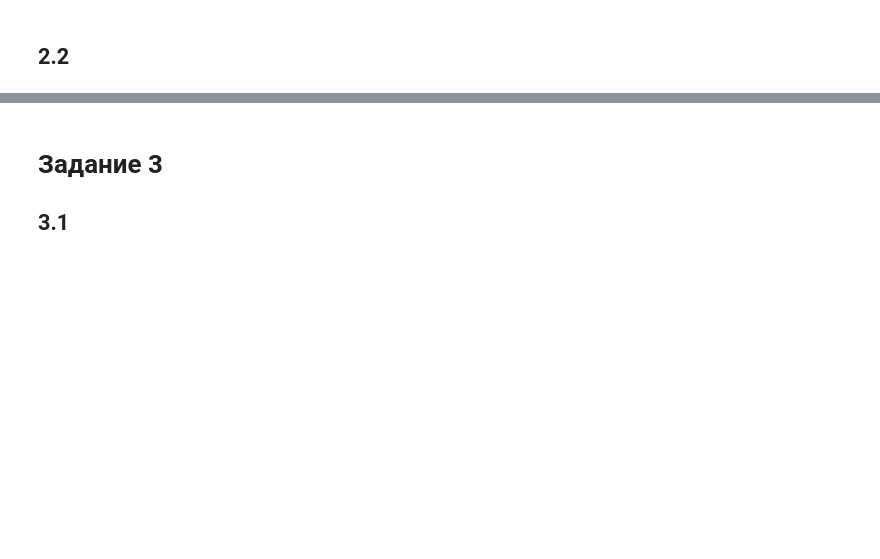
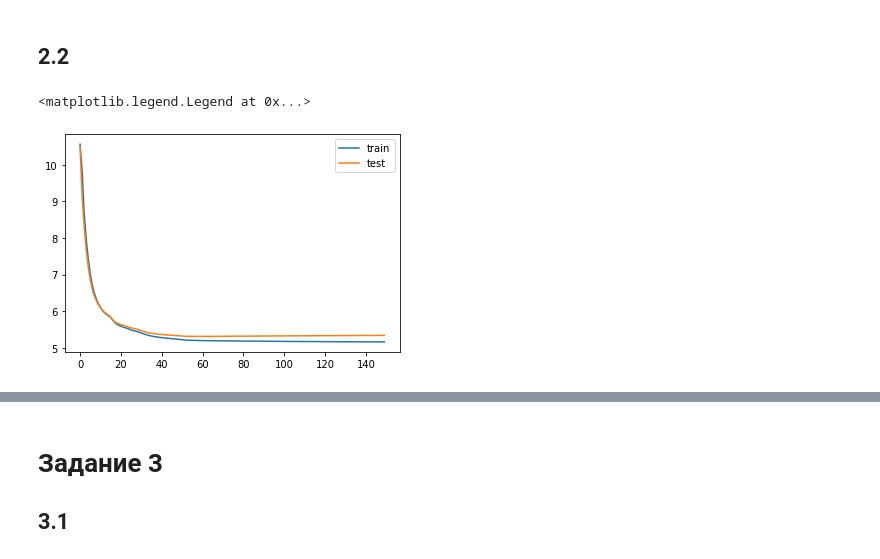
Before and after one commit to myutman/DUL, a Jupyter notebook: HW1.ipynb, the cells around one changed output, grey strips where cells are left out. Cells and saved outputs as stored; diff of their text form; code cells hidden in the pictures; blank space fills up the shorter version.

```diff
--- a/HW1.ipynb
+++ b/HW1.ipynb
@@ -277,4 +287,11 @@ for i in range(num_epochs):
     avg_loss /= len(x_train)
     train_losses.append(avg_loss)
     test_losses.append(float(model(x_test).double()))
+# %%
+plt.plot(range(num_epochs), train_losses)
+plt.plot(range(num_epochs), test_losses)
+plt.legend(['train', 'test'])
+# %% [output]
+<matplotlib.legend.Legend at 0x...>
+[figure, added]
 # %%
```
Also changed, not shown: parts of 19 cells of this notebook.
